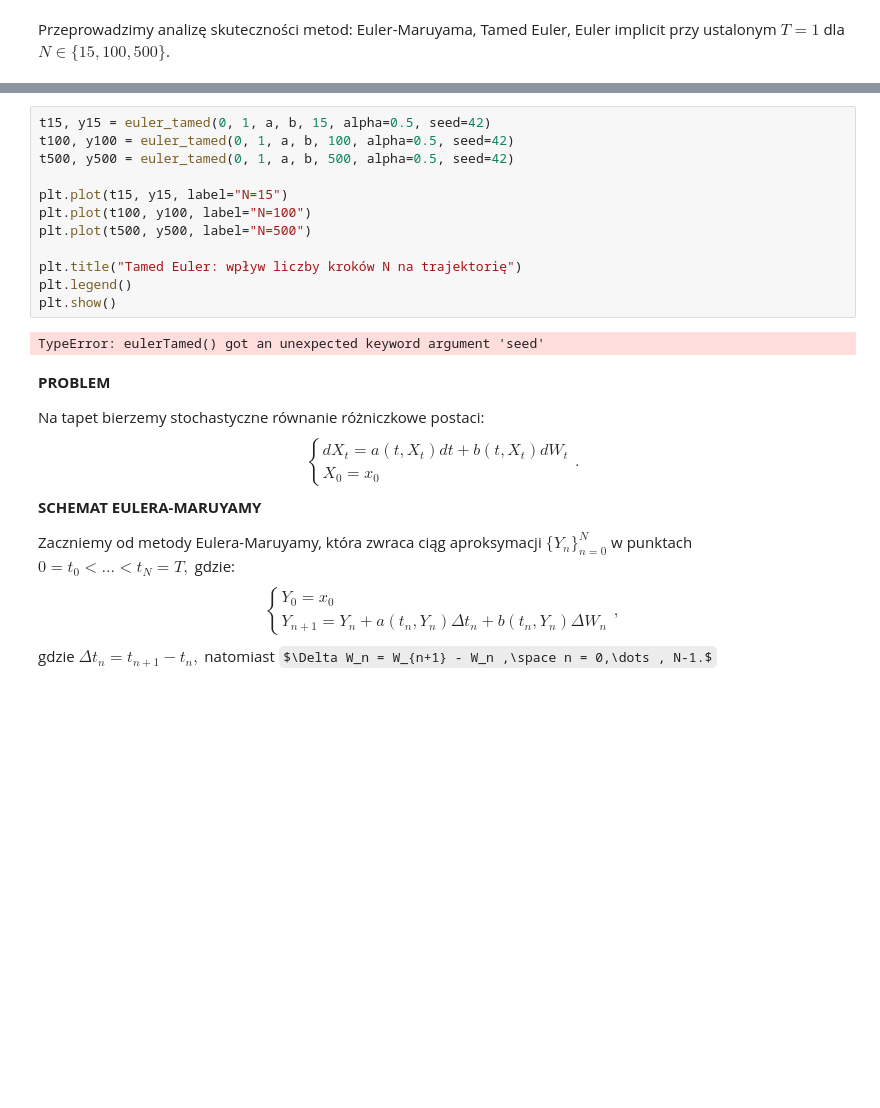
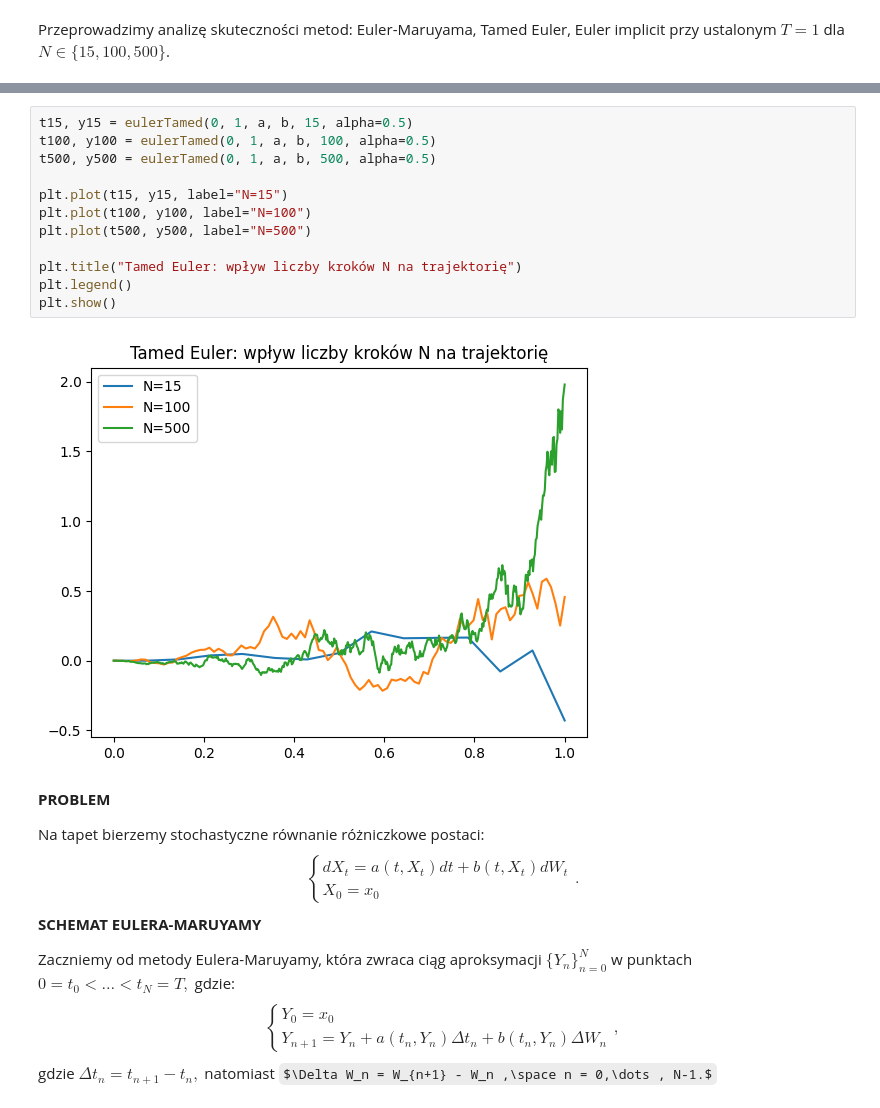
Before and after one commit to Hel4r/MNSRR-projekt-zaliczeniowy, a Jupyter notebook: symulacja.ipynb, the cells around one changed output, grey strips where cells are left out. Drawn from its saved outputs; the diff is of its cells as text; some formulas as TeX source; blank space fills up the shorter version.

```diff
--- a/symulacja.ipynb
+++ b/symulacja.ipynb
@@ -384,17 +388,17 @@ plt.show()
 # %%
-t15, y15 = euler_tamed(0, 1, a, b, 15, alpha=0.5, seed=42)
-t100, y100 = euler_tamed(0, 1, a, b, 100, alpha=0.5, seed=42)
-t500, y500 = euler_tamed(0, 1, a, b, 500, alpha=0.5, seed=42)
+t15, y15 = eulerTamed(0, 1, a, b, 15, alpha=0.5)
+t100, y100 = eulerTamed(0, 1, a, b, 100, alpha=0.5)
+t500, y500 = eulerTamed(0, 1, a, b, 500, alpha=0.5)
 
 plt.plot(t15, y15, label="N=15")
 plt.plot(t100, y100, label="N=100")
 plt.plot(t500, y500, label="N=500")
 
 plt.title("Tamed Euler: wpływ liczby kroków N na trajektorię")
 plt.legend()
 plt.show()
 # %% [output]
-TypeError: eulerTamed() got an unexpected keyword argument 'seed'
+[figure, added]
 # %% [markdown]
 **PROBLEM**
 
```
Also changed, not shown: parts of 7 cells of this notebook.
